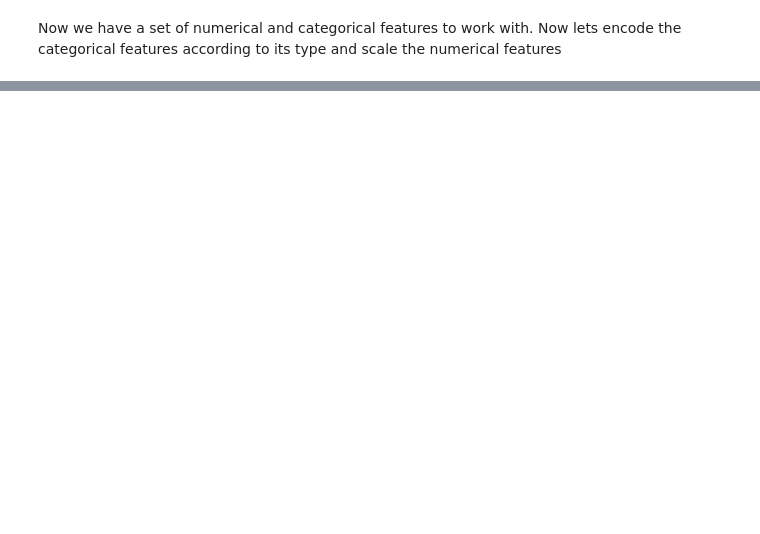
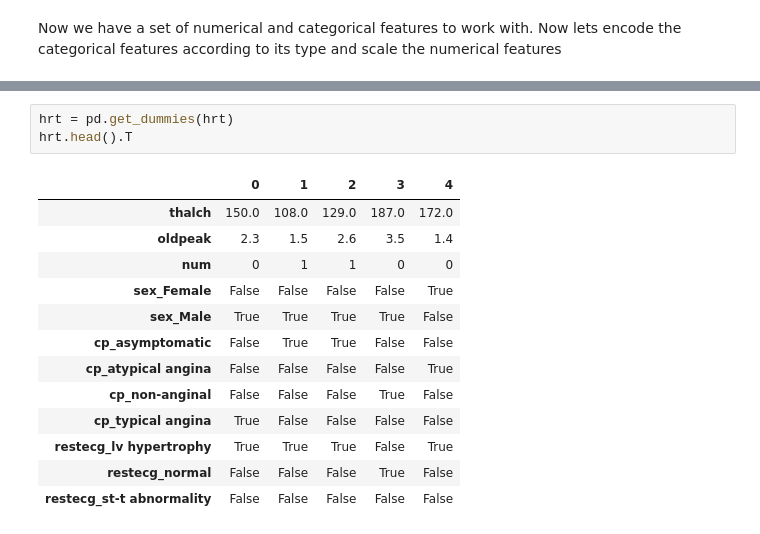
Before and after one commit to 1Elral4/Classifiying-Heart-Disease, a Jupyter notebook: heart_disease_classifier.ipynb, the cells around one changed output, grey strips where cells are left out. Saved outputs shown, nothing was run; the diff lists cells and outputs as text; blank space fills up the shorter version.

```diff
--- a/heart_disease_classifier.ipynb
+++ b/heart_disease_classifier.ipynb
@@ -209,0 +234,17 @@ Now we have a set of numerical and categorical features to work with. Now lets e
+# %%
+hrt = pd.get_dummies(hrt)
+hrt.head().T
+# %% [output]
+|  | 0 | 1 | 2 | 3 | 4 |
+| thalch | 150.0 | 108.0 | 129.0 | 187.0 | 172.0 |
+| oldpeak | 2.3 | 1.5 | 2.6 | 3.5 | 1.4 |
+| num | 0 | 1 | 1 | 0 | 0 |
+| sex_Female | False | False | False | False | True |
+| sex_Male | True | True | True | True | False |
+| cp_asymptomatic | False | True | True | False | False |
+| cp_atypical angina | False | False | False | False | True |
+| cp_non-anginal | False | False | False | True | False |
+| cp_typical angina | True | False | False | False | False |
+| restecg_lv hypertrophy | True | True | True | False | True |
+| restecg_normal | False | False | False | True | False |
+| restecg_st-t abnormality | False | False | False | False | False |
```
Also changed, not shown: parts of 9 cells of this notebook.
